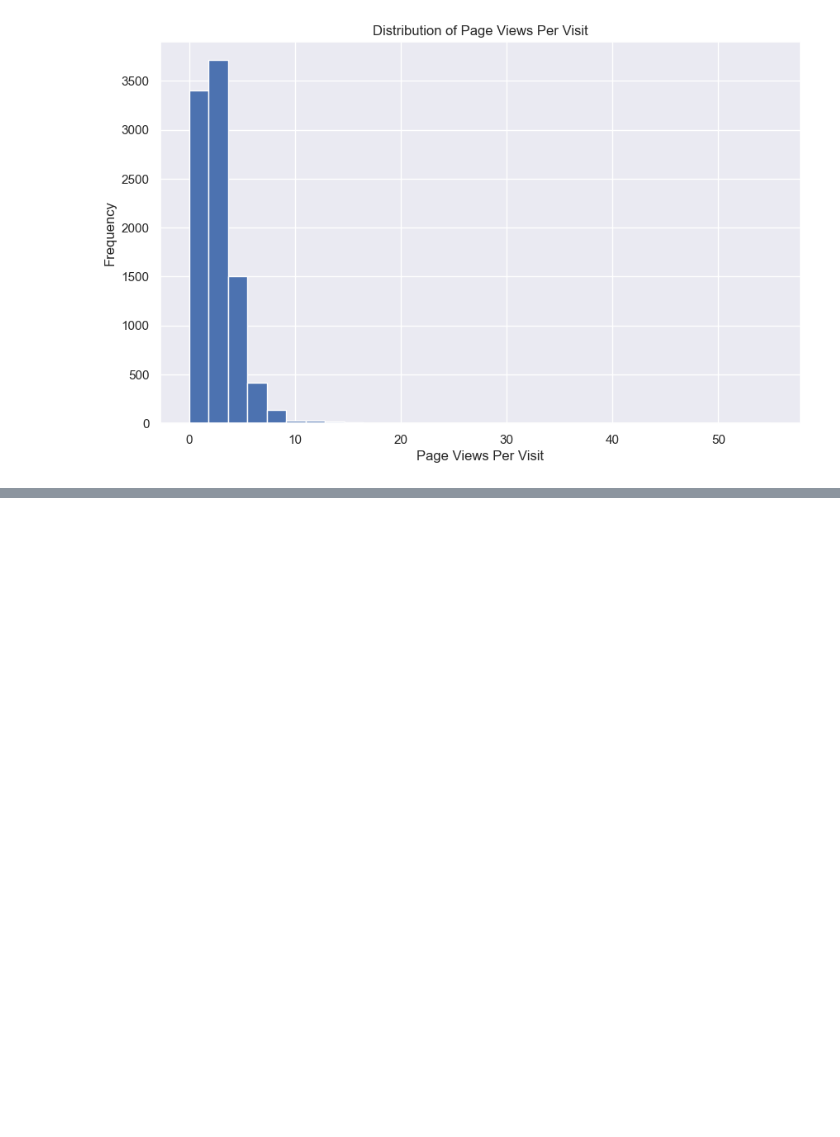
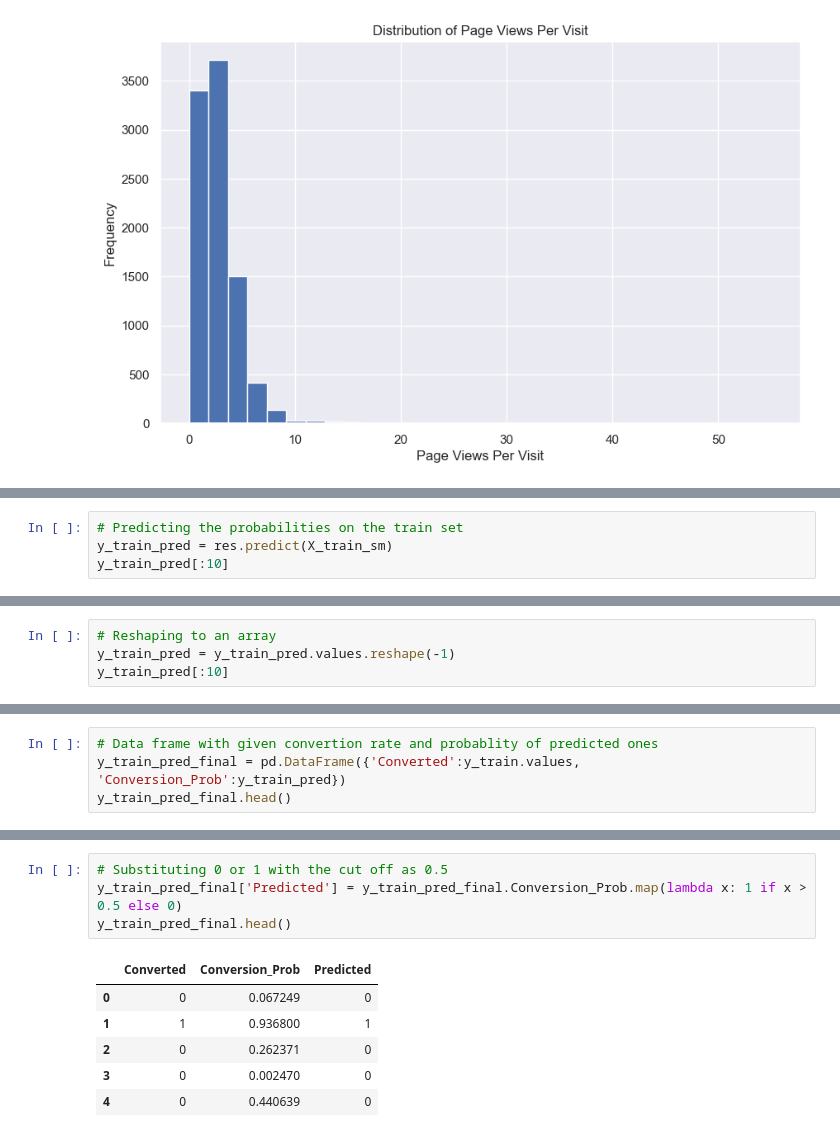
Before and after one commit to felixphilipk/Leads-Scoring, a Jupyter notebook: LeadScoringAssignment'.ipynb, the cells around one changed output, grey strips where cells are left out. Cells and saved outputs as stored; diff of their text form; blank space fills up the shorter version.

```diff
--- a/LeadScoringAssignment'.ipynb
+++ b/LeadScoringAssignment'.ipynb
@@ -318,0 +470,4 @@ plt.show()
+# %%
+# Predicting the probabilities on the train set
+y_train_pred = res.predict(X_train_sm)
+y_train_pred[:10]
@@ -318,0 +486,4 @@ plt.show()
+# %%
+# Reshaping to an array
+y_train_pred = y_train_pred.values.reshape(-1)
+y_train_pred[:10]
@@ -318,0 +494,4 @@ plt.show()
+# %%
+# Data frame with given convertion rate and probablity of predicted ones
+y_train_pred_final = pd.DataFrame({'Converted':y_train.values, 'Conversion_Prob':y_train_pred})
+y_train_pred_final.head()
@@ -318,0 +505,11 @@ plt.show()
+# %%
+# Substituting 0 or 1 with the cut off as 0.5
+y_train_pred_final['Predicted'] = y_train_pred_final.Conversion_Prob.map(lambda x: 1 if x > 0.5 else 0)
+y_train_pred_final.head()
+# %% [output]
+|  | Converted | Conversion_Prob | Predicted |
+| 0 | 0 | 0.067249 | 0 |
+| 1 | 1 | 0.936800 | 1 |
+| 2 | 0 | 0.262371 | 0 |
+| 3 | 0 | 0.002470 | 0 |
+| 4 | 0 | 0.440639 | 0 |
```
Also changed, not shown: parts of 42 cells of this notebook.
